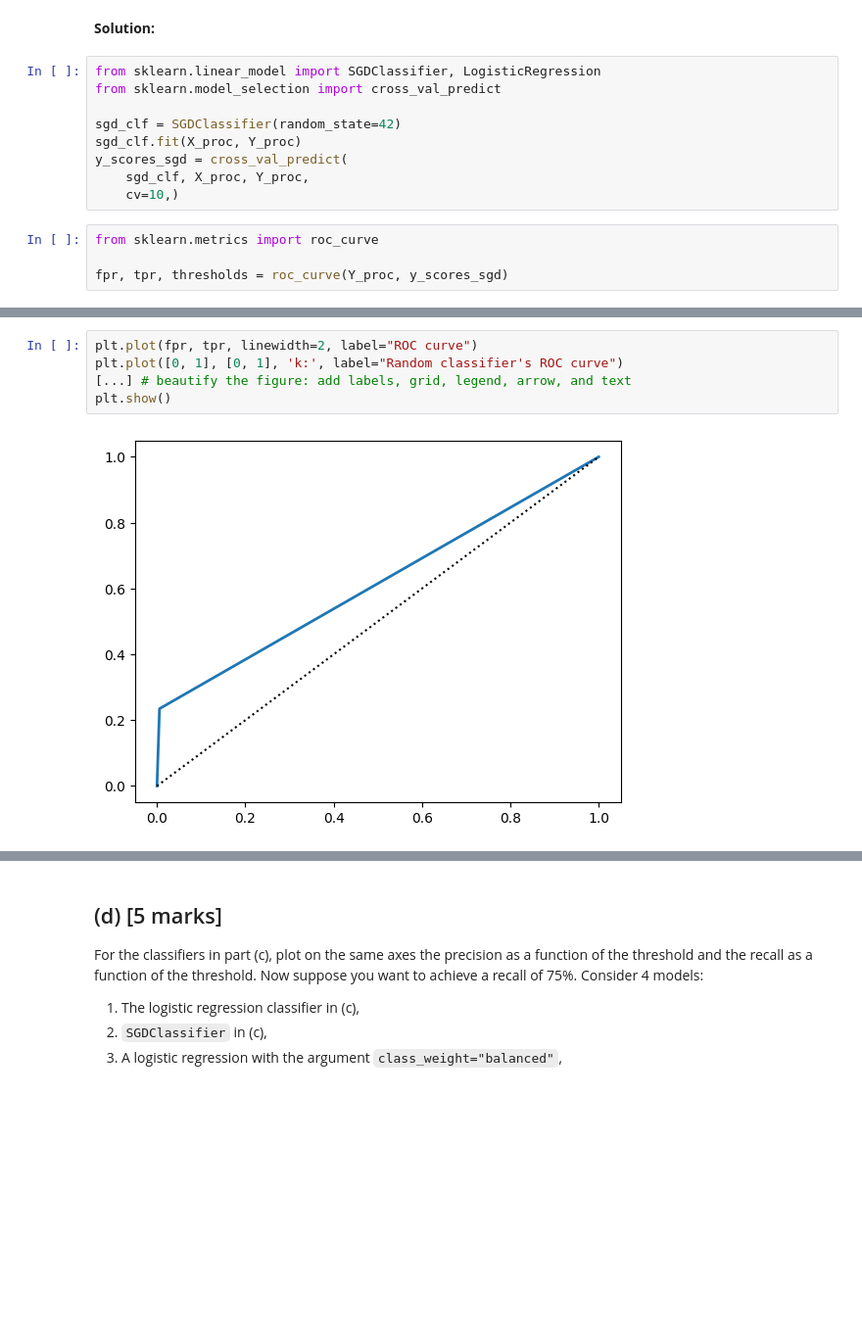
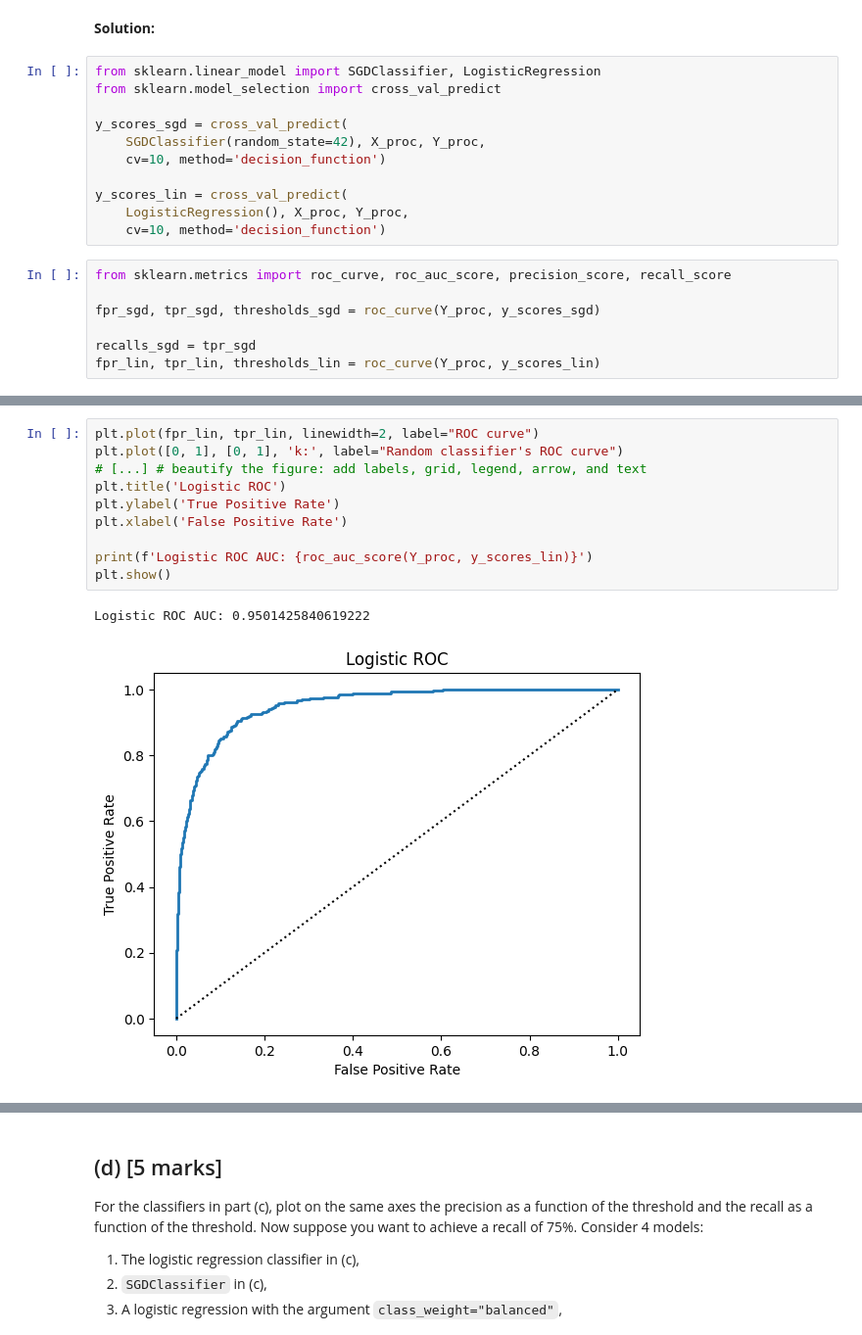
Before and after one commit to erevtsov/cfrm, a Jupyter notebook: notebooks/521/Homework1.ipynb, the cells around one changed output, grey strips where cells are left out. Shown at 98% size. Drawn from its saved outputs; the diff is of its cells as text; blank space fills up the shorter version.

```diff
--- a/notebooks/521/Homework1.ipynb
+++ b/notebooks/521/Homework1.ipynb
@@ -775,12 +747,17 @@ Train a logistic regression classifier and a `SGDClassifier`, and then using 10-
 from sklearn.linear_model import SGDClassifier, LogisticRegression
 from sklearn.model_selection import cross_val_predict
 
-sgd_clf = SGDClassifier(random_state=42)
-sgd_clf.fit(X_proc, Y_proc)
 y_scores_sgd = cross_val_predict(
-    sgd_clf, X_proc, Y_proc,
-    cv=10,)
+    SGDClassifier(random_state=42), X_proc, Y_proc,
+    cv=10, method='decision_function')
+
+y_scores_lin = cross_val_predict(
+    LogisticRegression(), X_proc, Y_proc,
+    cv=10, method='decision_function')
 # %%
-from sklearn.metrics import roc_curve
+from sklearn.metrics import roc_curve, roc_auc_score, precision_score, recall_score
 
-fpr, tpr, thresholds = roc_curve(Y_proc, y_scores_sgd)
+fpr_sgd, tpr_sgd, thresholds_sgd = roc_curve(Y_proc, y_scores_sgd)
+
+recalls_sgd = tpr_sgd
+fpr_lin, tpr_lin, thresholds_lin = roc_curve(Y_proc, y_scores_lin)
@@ -787,7 +776,13 @@ fpr, tpr, thresholds = roc_curve(Y_proc, y_scores_sgd)
 # %%
-plt.plot(fpr, tpr, linewidth=2, label="ROC curve")
+plt.plot(fpr_lin, tpr_lin, linewidth=2, label="ROC curve")
 plt.plot([0, 1], [0, 1], 'k:', label="Random classifier's ROC curve")
-[...] # beautify the figure: add labels, grid, legend, arrow, and text
+# [...] # beautify the figure: add labels, grid, legend, arrow, and text
+plt.title('Logistic ROC')
+plt.ylabel('True Positive Rate')
+plt.xlabel('False Positive Rate')
+
+print(f'Logistic ROC AUC: {roc_auc_score(Y_proc, y_scores_lin)}')
 plt.show()
 # %% [output]
+Logistic ROC AUC: 0.9501425840619222
-[figure, old version]
+[figure, new version]
```
Also changed, not shown: parts of 30 cells of this notebook.
